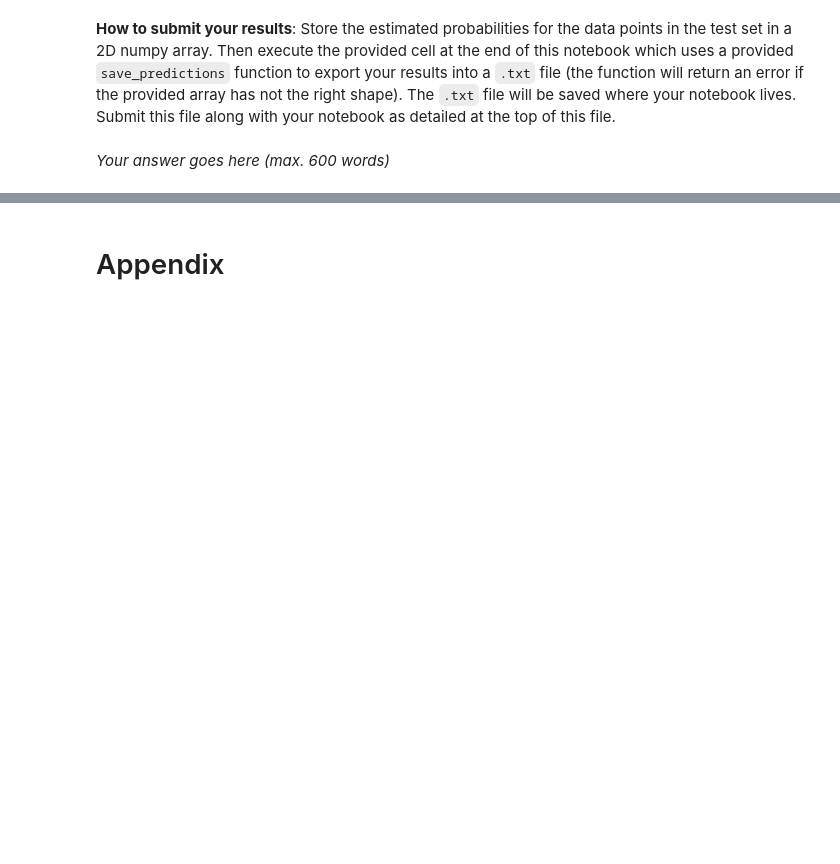
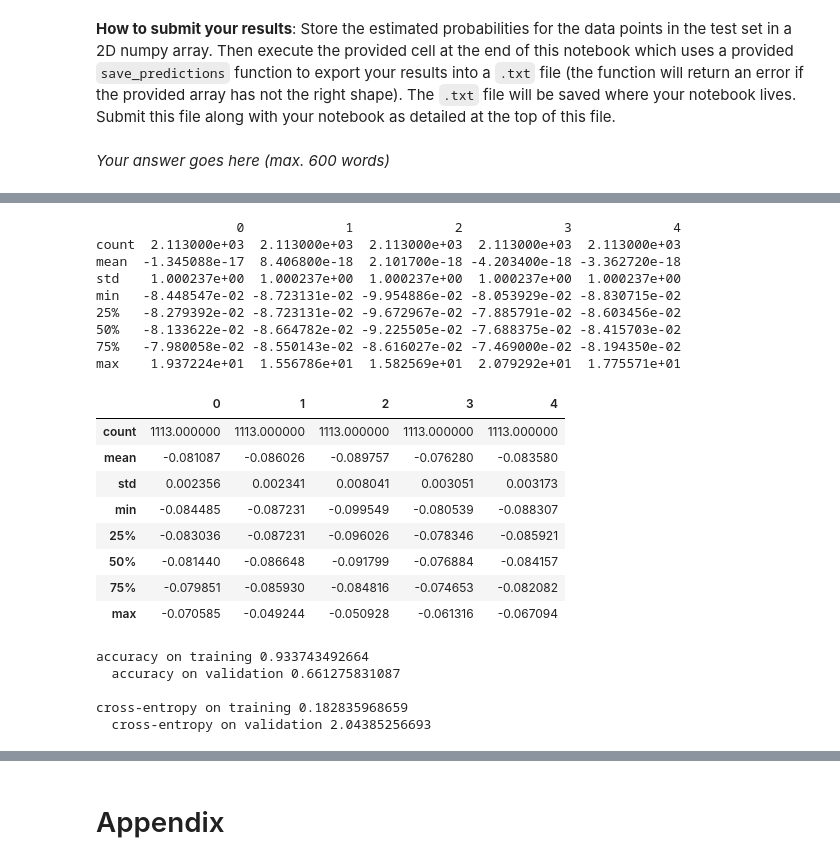
Before and after one commit to ShootingSpace/Machine-learning-practical-with-scikit-learn, a Jupyter notebook: 07_Assignment_3.ipynb, the cells around one changed output, grey strips where cells are left out. Saved outputs shown, nothing was run; the diff lists cells and outputs as text; code cells hidden in the pictures; blank space fills up the shorter version.

```diff
--- a/07_Assignment_3.ipynb
+++ b/07_Assignment_3.ipynb
@@ -1284,0 +1261,27 @@ train_set_x_orig, train_set_y, test_set_x_orig, test_set_y, classes = load_datas
+# %%
+# Your code goes here
+
+# Training set
+data_path = os.path.join(os.getcwd(), 'datasets', 'train_images_partB.csv')
+train_B = pd.read_csv(data_path, delimiter = ',')
+print('Training set - Number of instances: {}, number of attributes: {}'.format(train_B.shape[0], train_B.shape[1]))
+
+# Validation set
+data_path = os.path.join(os.getcwd(), 'datasets', 'valid_images_partB.csv')
+valid_B = pd.read_csv(data_path, delimiter = ',')
+print('Validation set -Number of instances: {}, number of attributes: {}'.format(valid_B.shape[0], valid_B.shape[1]))
+
+# Test set
+data_path = os.path.join(os.getcwd(), 'datasets', 'test_images_partB.csv')
+test_B = pd.read_csv(data_path, delimiter = ',')
+print('Test set -Number of instances: {}, number of attributes: {}'.format(test_B.shape[0], test_B.shape[1]))
+
+names = train_B.columns[1:501]
+X_tr_B = train_B[names]
+X_val_B = valid_B[names]
+y_tr_B = train_B["is_person"]
+y_val_B = valid_B["is_person"]
+X_te_B = test_B[names]
+
+print('Dimensionalities:\nX_train    {} \nX_val    {}  \nX_test    {} \ny_tr    {} \ny_val    {}'.
+      format(X_tr_B.shape, X_val_B.shape, X_te_B.shape, y_tr_B.shape, y_val_B.shape))
@@ -1284,0 +1298,42 @@ train_set_x_orig, train_set_y, test_set_x_orig, test_set_y, classes = load_datas
+# %%
+from sklearn import preprocessing
+
+scaler = preprocessing.StandardScaler().fit(X_tr_B)
+X_tr_B=pd.DataFrame(scaler.transform(X_tr_B))
+X_val_B=pd.DataFrame(scaler.transform(X_val_B))
+print((X_tr_B.iloc[:,0:5]).describe())
+(X_val_B.iloc[:,0:5]).describe()
+# %% [output]
+                  0             1             2             3             4
+count  2.113000e+03  2.113000e+03  2.113000e+03  2.113000e+03  2.113000e+03
+mean  -1.345088e-17  8.406800e-18  2.101700e-18 -4.203400e-18 -3.362720e-18
+std    1.000237e+00  1.000237e+00  1.000237e+00  1.000237e+00  1.000237e+00
+min   -8.448547e-02 -8.723131e-02 -9.954886e-02 -8.053929e-02 -8.830715e-02
+25%   -8.279392e-02 -8.723131e-02 -9.672967e-02 -7.885791e-02 -8.603456e-02
+50%   -8.133622e-02 -8.664782e-02 -9.225505e-02 -7.688375e-02 -8.415703e-02
+75%   -7.980058e-02 -8.550143e-02 -8.616027e-02 -7.469000e-02 -8.194350e-02
+max    1.937224e+01  1.556786e+01  1.582569e+01  2.079292e+01  1.775571e+01
+|  | 0 | 1 | 2 | 3 | 4 |
+| count | 1113.000000 | 1113.000000 | 1113.000000 | 1113.000000 | 1113.000000 |
+| mean | -0.081087 | -0.086026 | -0.089757 | -0.076280 | -0.083580 |
+| std | 0.002356 | 0.002341 | 0.008041 | 0.003051 | 0.003173 |
+| min | -0.084485 | -0.087231 | -0.099549 | -0.080539 | -0.088307 |
+| 25% | -0.083036 | -0.087231 | -0.096026 | -0.078346 | -0.085921 |
+| 50% | -0.081440 | -0.086648 | -0.091799 | -0.076884 | -0.084157 |
+| 75% | -0.079851 | -0.085930 | -0.084816 | -0.074653 | -0.082082 |
+| max | -0.070585 | -0.049244 | -0.050928 | -0.061316 | -0.067094 |
+# %%
+from sklearn.neural_network import MLPClassifier
+from sklearn.metrics import log_loss
+nn = MLPClassifier(batch_size=30,  solver='lbfgs', learning_rate='adaptive', hidden_layer_sizes = (100,100,100,100,), random_state = 0, max_iter=5000, early_stopping= False )
+nn.fit(X_tr_B,y_tr_B)
+print('accuracy on training {}\n  accuracy on validation {}\n'.format(nn.score(X_tr_B, y_tr_B),nn.score(X_val_B, y_val_B)))
+
+print('cross-entropy on training {}\n  cross-entropy on validation {}\n'.
+      format(log_loss(y_tr_B, nn.predict_proba(X_tr_B)),log_loss(y_val_B, nn.predict_proba(X_val_B))))
+# %% [output]
+accuracy on training 0.933743492664
+  accuracy on validation 0.661275831087
+
+cross-entropy on training 0.182835968659
+  cross-entropy on validation 2.04385256693
```
Also changed, not shown: parts of 7 cells of this notebook.
